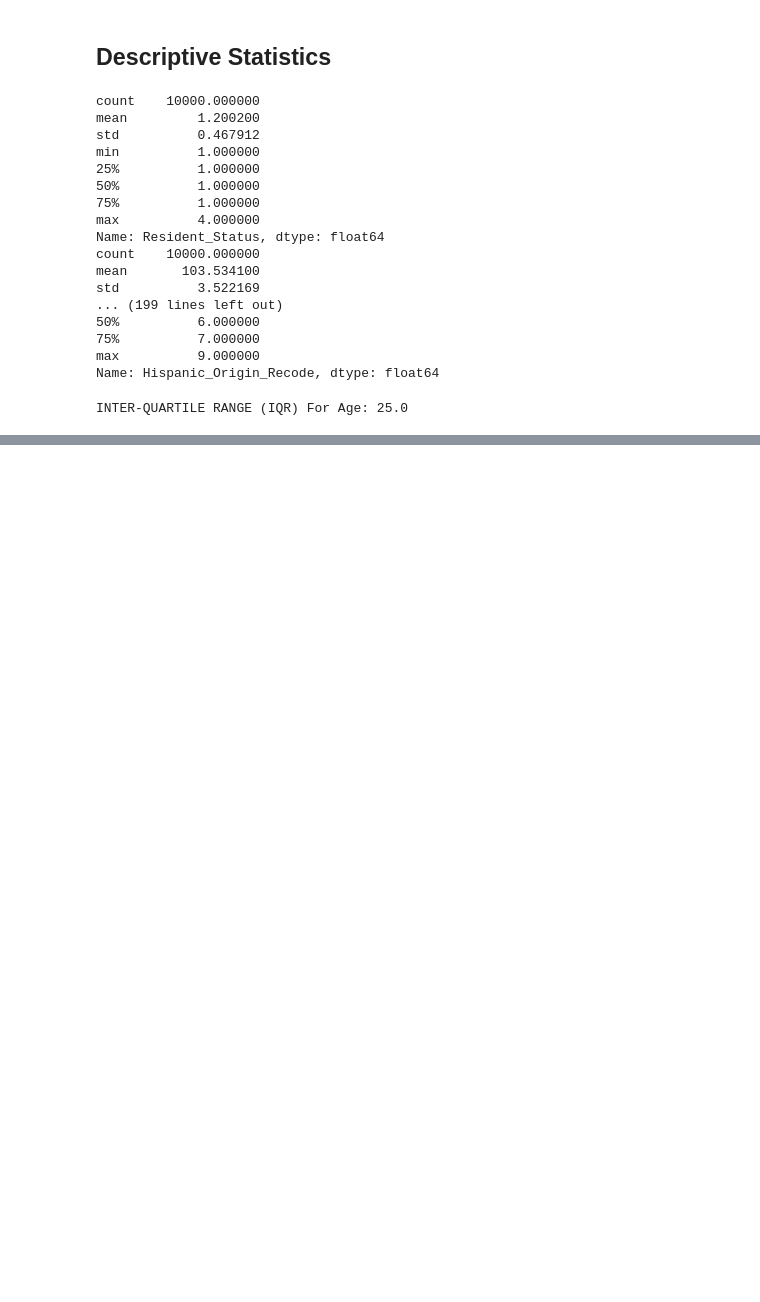
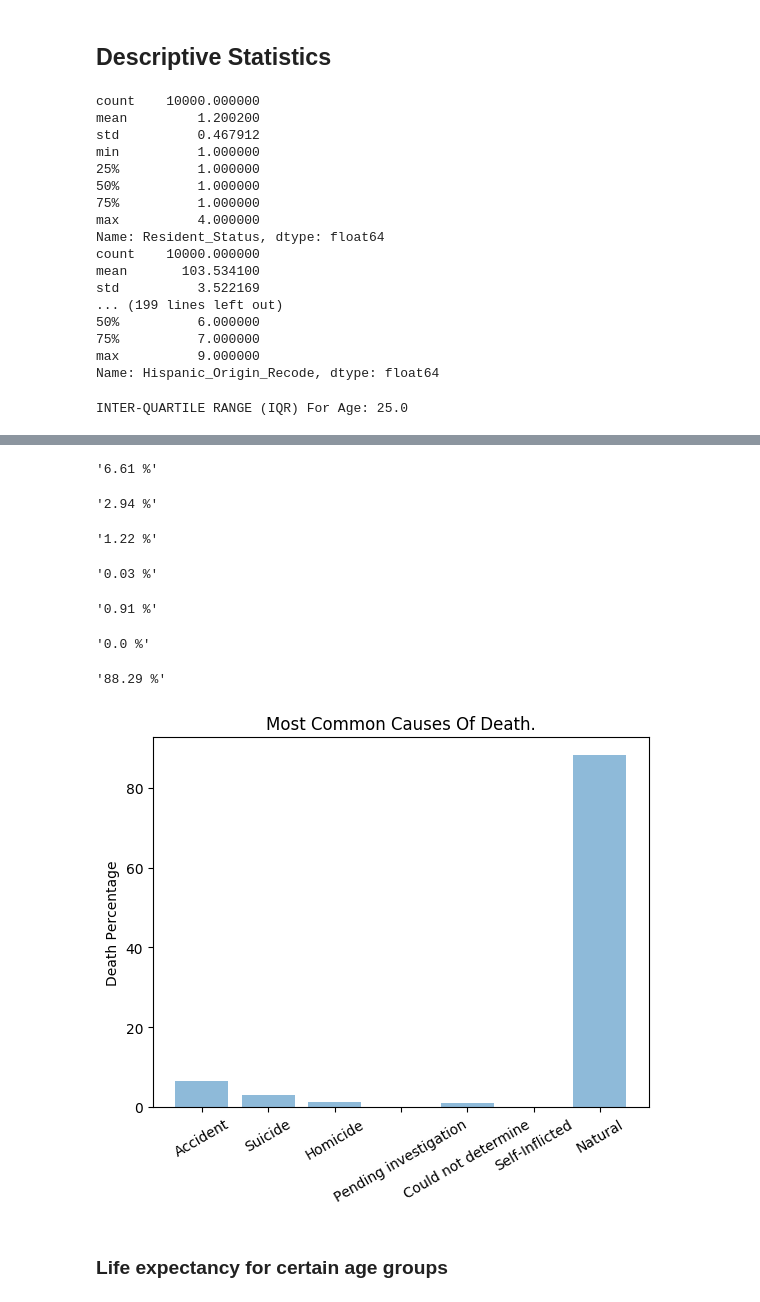
Before and after one commit to m-yasir/datascience-project, a Jupyter notebook: program.ipynb, the cells around one changed output, grey strips where cells are left out. Drawn from its saved outputs; the diff is of its cells as text; code cells hidden in the pictures; blank space fills up the shorter version.

```diff
--- a/program.ipynb
+++ b/program.ipynb
@@ -169,0 +279,58 @@ INTER-QUARTILE RANGE (IQR) For Age: 25.0
+# %%
+manner1 = df[(df['Manner_Of_Death'] == '1') ]
+manner1Per = manner1.shape[0] / df['Manner_Of_Death'].shape[0] * 100;
+str(round(manner1Per, 2)) + ' %'
+# %% [output]
+'6.61 %'
+# %%
+manner2 = df[(df['Manner_Of_Death'] == '2') ]
+manner2Per = manner2.shape[0] / df['Manner_Of_Death'].shape[0] * 100;
+str(round(manner2Per, 2)) + ' %'
+# %% [output]
+'2.94 %'
+# %%
+manner3 = df[(df['Manner_Of_Death'] == '3') ]
+manner3Per = manner3.shape[0] / df['Manner_Of_Death'].shape[0] * 100;
+str(round(manner3Per, 2)) + ' %'
+# %% [output]
+'1.22 %'
+# %%
+manner4 = df[(df['Manner_Of_Death'] == '4') ]
+manner4Per = manner4.shape[0] / df['Manner_Of_Death'].shape[0] * 100;
+str(round(manner4Per, 2)) + ' %'
+# %% [output]
+'0.03 %'
+# %%
+manner5 = df[(df['Manner_Of_Death'] == '5') ]
+manner5Per = manner5.shape[0] / df['Manner_Of_Death'].shape[0] * 100;
+str(round(manner5Per, 2)) + ' %'
+# %% [output]
+'0.91 %'
+# %%
+manner6 = df[(df['Manner_Of_Death'] == '6') ]
+manner6Per = manner6.shape[0] / df['Manner_Of_Death'].shape[0] * 100;
+str(round(manner6Per, 2)) + ' %'
+# %% [output]
+'0.0 %'
+# %%
+manner7 = df[(df['Manner_Of_Death'] == '7') ]
+manner7Per = manner7.shape[0] / df['Manner_Of_Death'].shape[0] * 100;
+str(round(manner7Per, 2)) + ' %'
+# %% [output]
+'88.29 %'
+# %%
+
+objects = ('Accident', 'Suicide', 'Homicide', 'Pending investigation', 'Could not determine', 'Self-Inflicted', 'Natural')
+y_pos = np.arange(len(objects))
+percentages = [manner1Per, manner2Per, manner3Per, manner4Per, manner5Per, manner6Per, manner7Per]
+
+plt.bar(y_pos, percentages, align='center', alpha=0.5)
+plt.xticks(y_pos, objects, rotation=30)
+plt.ylabel('Death Percentage')
+plt.title('Most Common Causes Of Death.')
+#plt.setp(ax.get_xticklabels(), rotation=30, horizontalalignment='right', fontsize='x-small')
+plt.show();
+# %% [output]
+[figure, added]
+# %% [markdown]
+### Life expectancy for certain age groups
```
Also changed, not shown: parts of 24 cells of this notebook.
